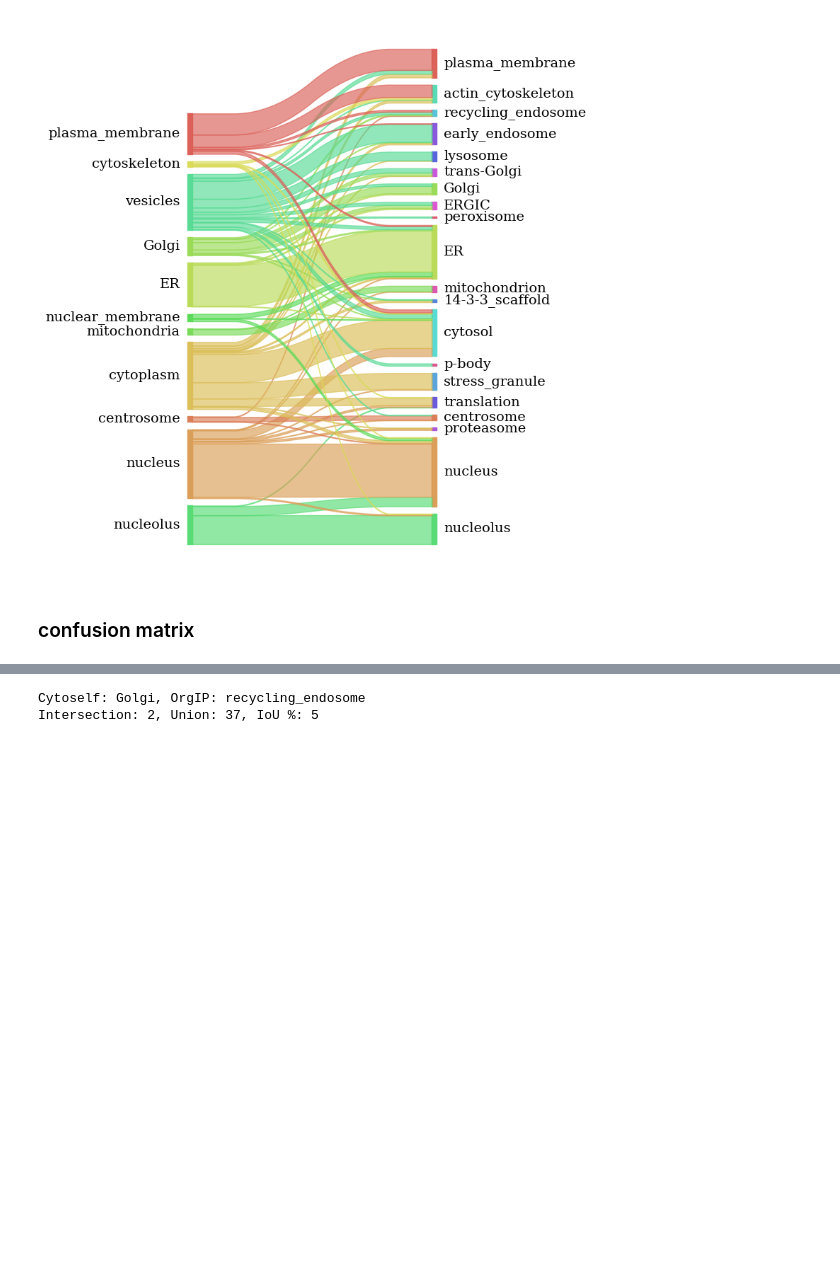
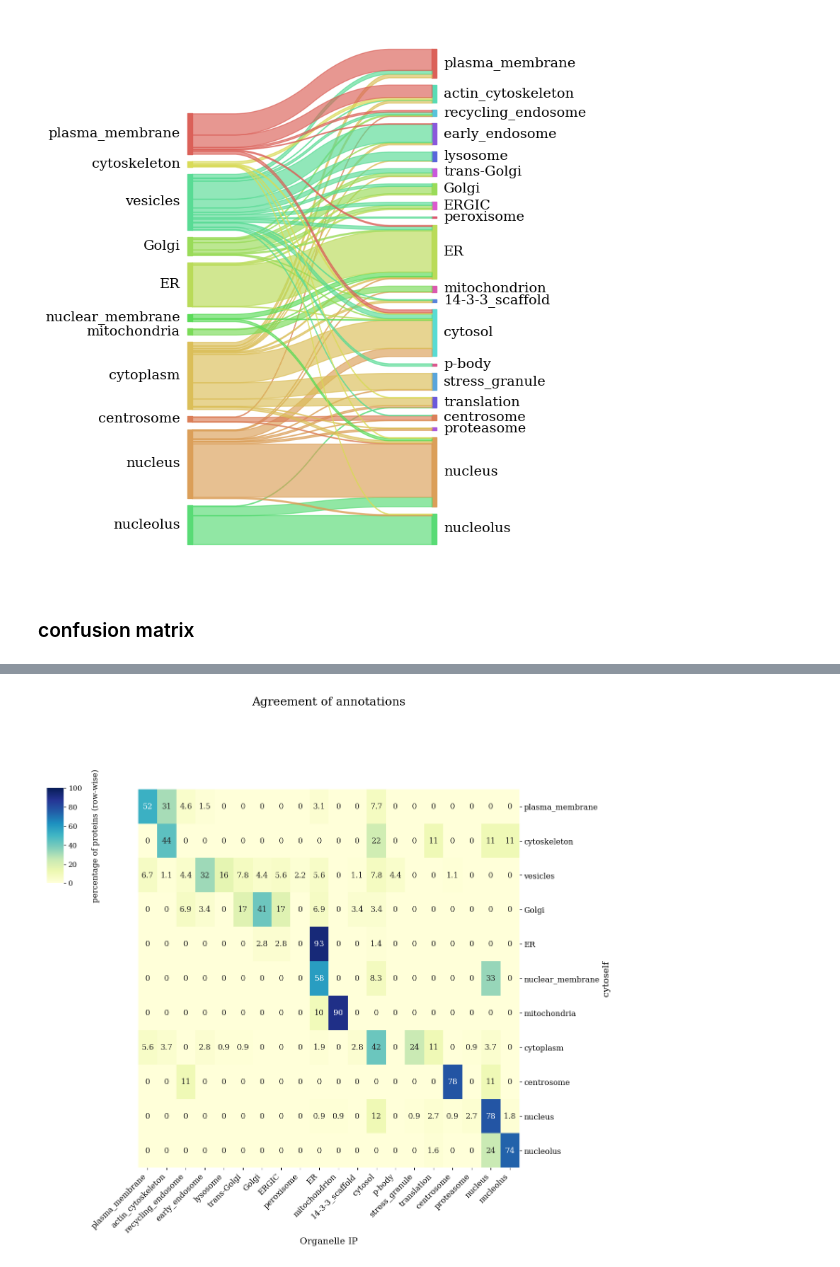
Before and after one commit to czbiohub-sf/Organelle_IP_analyses_and_figures, a Jupyter notebook: notebooks/Supplementary_figures/Suppl_fig6/panel_D/Suppl_fig6_D_sankey_and_confusion.ipynb, the cells around one changed output, grey strips where cells are left out. Drawn from its saved outputs; the diff is of its cells as text; code cells hidden in the pictures; blank space fills up the shorter version.

```diff
--- a/notebooks/Supplementary_figures/Suppl_fig6/panel_D/Sankey_compare_imaging_OC_confusion.ipynb
+++ b/notebooks/Supplementary_figures/Suppl_fig6/panel_D/Suppl_fig6_D_sankey_and_confusion.ipynb
@@ -211,17 +180,40 @@ Intersection: 1, Union: 33, IoU %: 3
-# %%
-# verify some of the values
-list1_item = "Golgi"
-list2_item = "recycling_endosome"
-list1 = data_single["annotations_grade3_simpler"].to_list()
-list2 = data_single["graph_annotation"].to_list()
-
-
-intersection = sum((l1 == list1_item and l2 == list2_item) for l1, l2 in zip(list1, list2))
-union = sum((l1 == list1_item or l2 == list2_item) for l1, l2 in zip(list1, list2))
-IoU = round(intersection / union *100) # in percentage
-
-print(f"Cytoself: {list1_item}, OrgIP: {list2_item}")
-print(f"Intersection: {intersection}, Union: {union}, IoU %: {IoU}")
-# %% [output]
-Cytoself: Golgi, OrgIP: recycling_endosome
-Intersection: 2, Union: 37, IoU %: 5
+# %%
+### report % so that row-wise adds to 100%
+confusion_df_percent = confusion_df.div(confusion_df.sum(axis=1), axis=0) * 100
+confusion_df_percent = confusion_df_percent.round(1) # round to 1 decimal place
+
+# Plot the confusion matrix as heatmap
+import seaborn as sns
+g = sns.clustermap(confusion_df_percent,
+                   annot=True,
+                   row_cluster=False, col_cluster=False,
+                     cmap="YlGnBu",
+                     vmax=100, vmin=0,
+                     annot_kws={"size": 12},
+                     figsize=(12, 12,),
+                     cbar_kws={"label": "IoU (intersect/union)"}
+)
+
+
+# Rotate the x-axis tick labels by 45 degrees
+plt.setp(g.ax_heatmap.xaxis.get_majorticklabels(), rotation=45, ha="right")
+# Adjust the title position
+g.ax_heatmap.set_title("Agreement of annotations", pad=130, fontsize=18)  # Adjust the pad for the title
+# Adjust the color bar position
+g.cax.set_position([0.02, 0.65, 0.03, 0.17])  # [left, bottom, width, height]
+# Add a title to the color bar
+g.cax.set_ylabel("percentage of proteins (row-wise)", rotation=90, labelpad=15)
+# Adjust the tick labels size
+plt.setp(g.ax_heatmap.xaxis.get_majorticklabels(), fontsize=12)  # X-axis labels
+plt.setp(g.ax_heatmap.yaxis.get_majorticklabels(), fontsize=12)  # Y-axis labels
+# Adjust the color bar label size
+g.cax.yaxis.label.set_size(12)
+# Adjust the color bar tick labels size
+g.cax.tick_params(labelsize=11)
+# Set x and y labels
+g.ax_heatmap.set_xlabel('Organelle IP', fontsize=14)
+g.ax_heatmap.set_ylabel('cytoself', fontsize=14)
+
+plt.show()
+# %% [output]
+[figure, added]
```
Also changed, not shown: parts of 10 cells of this notebook, 4 other files.
